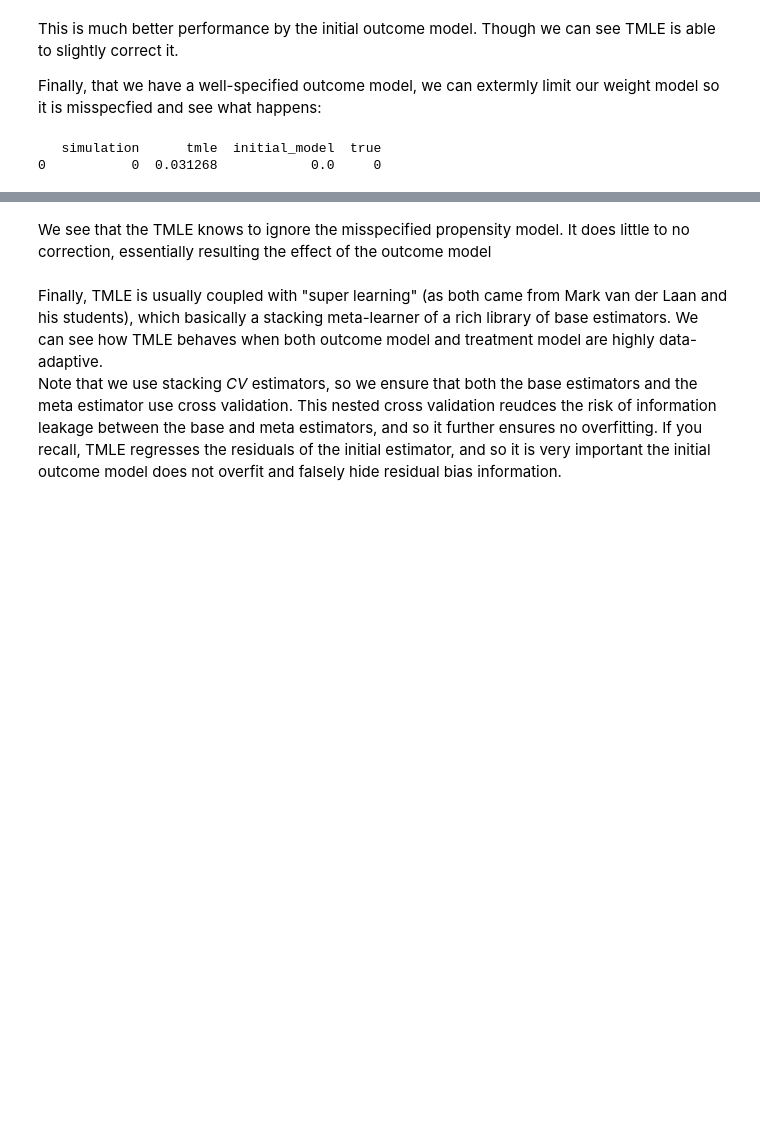
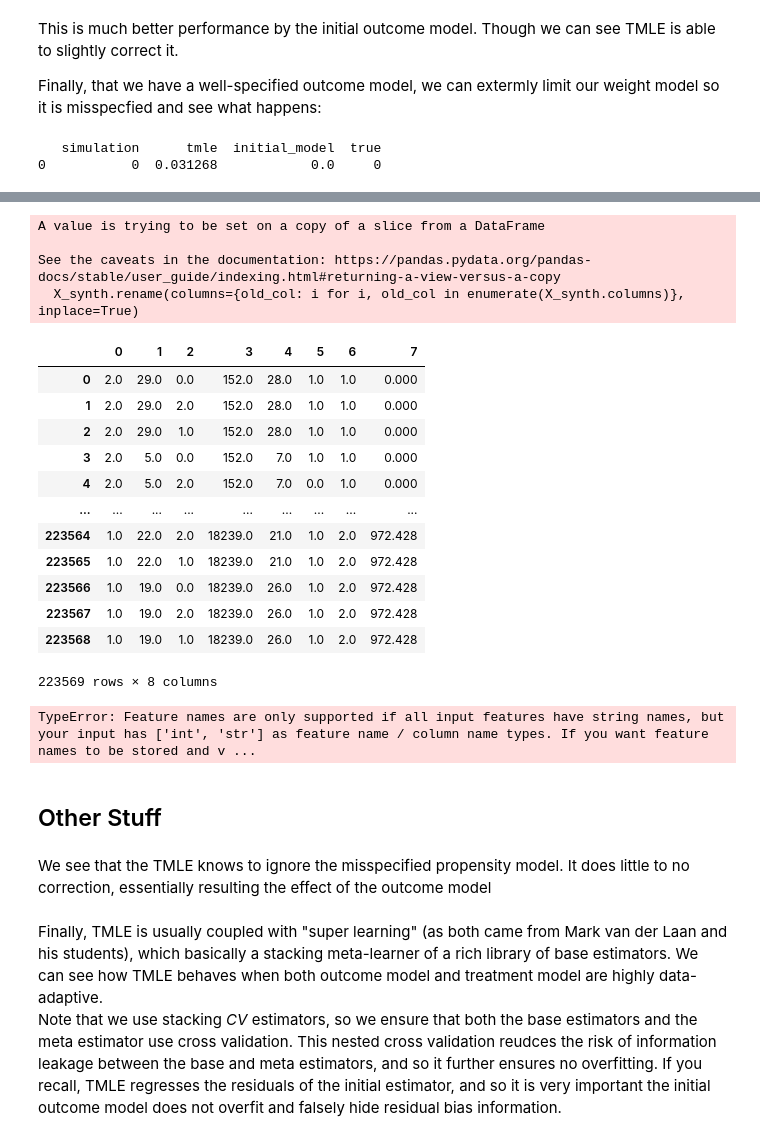
Before and after one commit to Mals77/master-thesis, a Jupyter notebook: TMLE.ipynb, the cells around one changed output, grey strips where cells are left out. Drawn from its saved outputs; the diff is of its cells as text; code cells hidden in the pictures; blank space fills up the shorter version.

Commit message:
synthetic data results

```diff
--- a/TMLE.ipynb
+++ b/TMLE.ipynb
@@ -205,0 +208,4 @@ print(results_weight)
+# %%
+df_synth = pd.read_csv("synthetic_dataset.csv")
+print(df_synth.columns)
+df_synth.head()
@@ -205,0 +224,24 @@ print(results_weight)
+# %%
+synthetic_features = ['NumberOfOffers', 'concept:name', 'lifecycle:transition', 'time:timestamp', 'elementId', 'resourceId', 'weekdayApplication', 'timeApplication']
+# %%
+X_synth = df_synth[synthetic_features]
+X_synth.rename(columns={old_col: i for i, old_col in enumerate(X_synth.columns)}, inplace=True)
+X_synth
+# %% [output]
+A value is trying to be set on a copy of a slice from a DataFrame
+
+See the caveats in the documentation: https://pandas.pydata.org/pandas-docs/stable/user_guide/indexing.html#returning-a-view-versus-a-copy
+  X_synth.rename(columns={old_col: i for i, old_col in enumerate(X_synth.columns)}, inplace=True)
+|  | 0 | 1 | 2 | 3 | 4 | 5 | 6 | 7 |
+| 0 | 2.0 | 29.0 | 0.0 | 152.0 | 28.0 | 1.0 | 1.0 | 0.000 |
+| 1 | 2.0 | 29.0 | 2.0 | 152.0 | 28.0 | 1.0 | 1.0 | 0.000 |
+| 2 | 2.0 | 29.0 | 1.0 | 152.0 | 28.0 | 1.0 | 1.0 | 0.000 |
+| 3 | 2.0 | 5.0 | 0.0 | 152.0 | 7.0 | 1.0 | 1.0 | 0.000 |
+| 4 | 2.0 | 5.0 | 2.0 | 152.0 | 7.0 | 0.0 | 1.0 | 0.000 |
+| ... | ... | ... | ... | ... | ... | ... | ... | ... |
+| 223564 | 1.0 | 22.0 | 2.0 | 18239.0 | 21.0 | 1.0 | 2.0 | 972.428 |
+| 223565 | 1.0 | 22.0 | 1.0 | 18239.0 | 21.0 | 1.0 | 2.0 | 972.428 |
+| 223566 | 1.0 | 19.0 | 0.0 | 18239.0 | 26.0 | 1.0 | 2.0 | 972.428 |
+| 223567 | 1.0 | 19.0 | 2.0 | 18239.0 | 26.0 | 1.0 | 2.0 | 972.428 |
+| 223568 | 1.0 | 19.0 | 1.0 | 18239.0 | 26.0 | 1.0 | 2.0 | 972.428 |
+223569 rows × 8 columns
@@ -206,3 +321,52 @@ print(results_weight)
+# %%
+synth_outcome_model = Standardization(Lasso(random_state=0))
+synth_weight_model = IPW(LogisticRegression(penalty="none", random_state=0))
+synth_tmle = TMLE(
+    outcome_model=synth_outcome_model,
+    weight_model=synth_weight_model,
+    reduced=True
+)
+
+n_samples = 1
+n_simulations = 1
+
+synth_results, true_ate = run_multiple_simulations(synth_tmle, n_simulations, n_samples)
+print(synth_results)
+
+####
+
+synth_outcome_model_standard = Standardization(make_pipeline(PolynomialFeatures(2), LassoCV(random_state=0)))
+synth_tmle_standard = TMLE(
+    outcome_model=synth_outcome_model_standard,
+    weight_model=synth_weight_model,
+    reduced=True
+)
+
+n_samples = 1
+n_simulations = 1
+
+synth_results_standard, true_ate = run_multiple_simulations(synth_tmle_standard, n_simulations, n_samples)
+print(synth_results_standard)
+
+#####
+
+synth_outcome_model_standard = Standardization(make_pipeline(PolynomialFeatures(2), LassoCV(random_state=0)))
+synth_weight_model_ipw = IPW(make_pipeline(PolynomialFeatures(2), LogisticRegression(penalty="l1", C=0.00001, solver="saga")))
+synth_tmle_weight = TMLE(
+    outcome_model=synth_outcome_model_standard,
+    weight_model=synth_weight_model_ipw,
+    reduced=True
+)
+
+n_samples = 1
+n_simulations = 1
+
+synth_results_weight, true_ate = run_multiple_simulations(synth_tmle_weight, n_simulations, n_samples)
+print(results_weight)
+# %% [output]
+TypeError: Feature names are only supported if all input features have string names, but your input has ['int', 'str'] as feature name / column name types. If you want feature names to be stored and v ...
+# %% [markdown]
+## Other Stuff
 # %% [markdown]
 We see that the TMLE knows to ignore the misspecified propensity model. It does little to no correction, essentially resulting the effect of the outcome model
 # %% [markdown]
```
Also changed, not shown: parts of 3 cells of this notebook, 7 other files.
